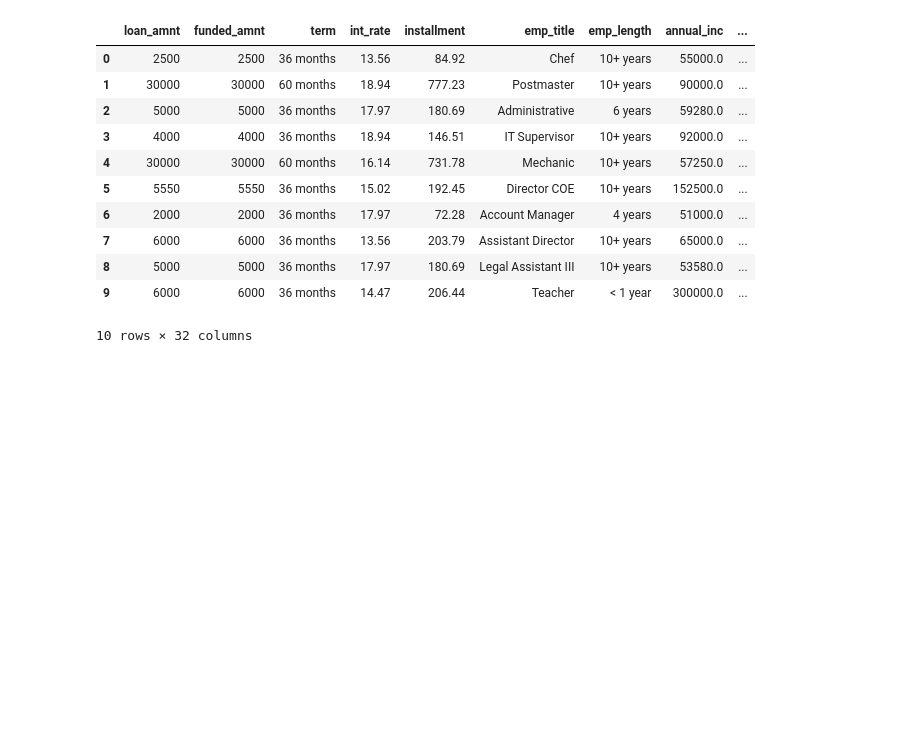
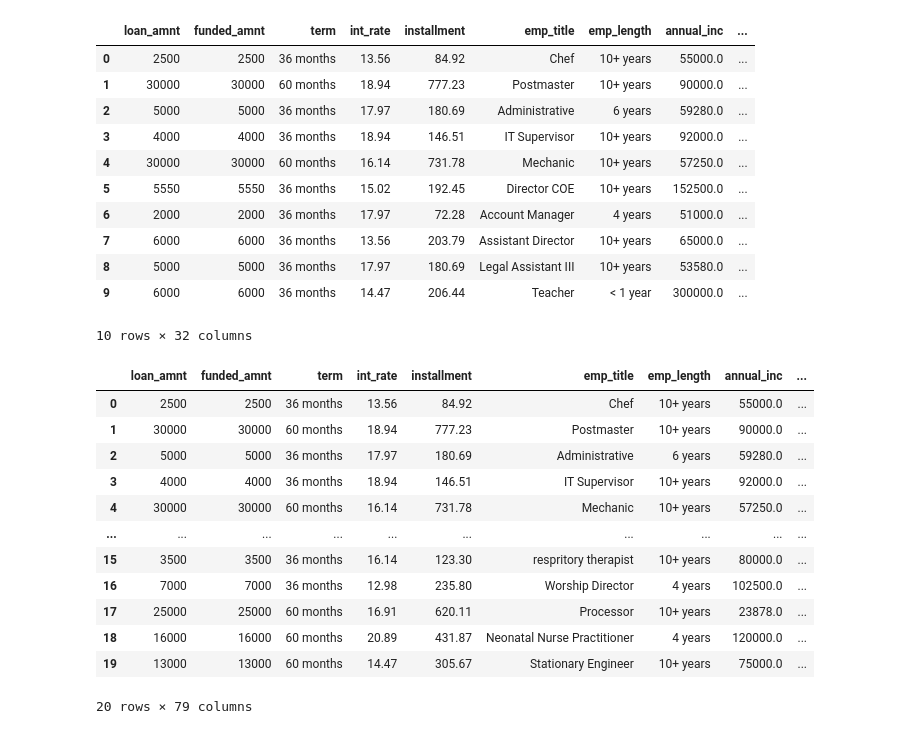
Before and after one commit to FYP-AI-Blockchain-Fraud-Detection-P2P/Data-Cleaning, a Jupyter notebook: notebooks/data_cleaning.ipynb, the cells around one changed output. Cells and saved outputs as stored; diff of their text form; code cells hidden in the pictures; blank space fills up the shorter version.

```diff
--- a/notebooks/data_cleaning.ipynb
+++ b/notebooks/data_cleaning.ipynb
@@ -287,3 +287,19 @@ final_cleaned_data[['loan_amnt', 'funded_amnt', 'term', 'int_rate', 'installment
 | 8 | 5000 | 5000 | 36 months | 17.97 | 180.69 | Legal Assistant III | 10+ years | 53580.0 | ... |
 | 9 | 6000 | 6000 | 36 months | 14.47 | 206.44 | Teacher | < 1 year | 300000.0 | ... |
 10 rows × 32 columns
+# %%
+final_cleaned_data.head(20)
+# %% [output]
+|  | loan_amnt | funded_amnt | term | int_rate | installment | emp_title | emp_length | annual_inc | ... |
+| 0 | 2500 | 2500 | 36 months | 13.56 | 84.92 | Chef | 10+ years | 55000.0 | ... |
+| 1 | 30000 | 30000 | 60 months | 18.94 | 777.23 | Postmaster | 10+ years | 90000.0 | ... |
+| 2 | 5000 | 5000 | 36 months | 17.97 | 180.69 | Administrative | 6 years | 59280.0 | ... |
+| 3 | 4000 | 4000 | 36 months | 18.94 | 146.51 | IT Supervisor | 10+ years | 92000.0 | ... |
+| 4 | 30000 | 30000 | 60 months | 16.14 | 731.78 | Mechanic | 10+ years | 57250.0 | ... |
+| ... | ... | ... | ... | ... | ... | ... | ... | ... | ... |
+| 15 | 3500 | 3500 | 36 months | 16.14 | 123.30 | respritory therapist | 10+ years | 80000.0 | ... |
+| 16 | 7000 | 7000 | 36 months | 12.98 | 235.80 | Worship Director | 4 years | 102500.0 | ... |
+| 17 | 25000 | 25000 | 60 months | 16.91 | 620.11 | Processor | 10+ years | 23878.0 | ... |
+| 18 | 16000 | 16000 | 60 months | 20.89 | 431.87 | Neonatal Nurse Practitioner | 4 years | 120000.0 | ... |
+| 19 | 13000 | 13000 | 60 months | 14.47 | 305.67 | Stationary Engineer | 10+ years | 75000.0 | ... |
+20 rows × 79 columns
```
Also changed, not shown: parts of 1 cell of this notebook.
